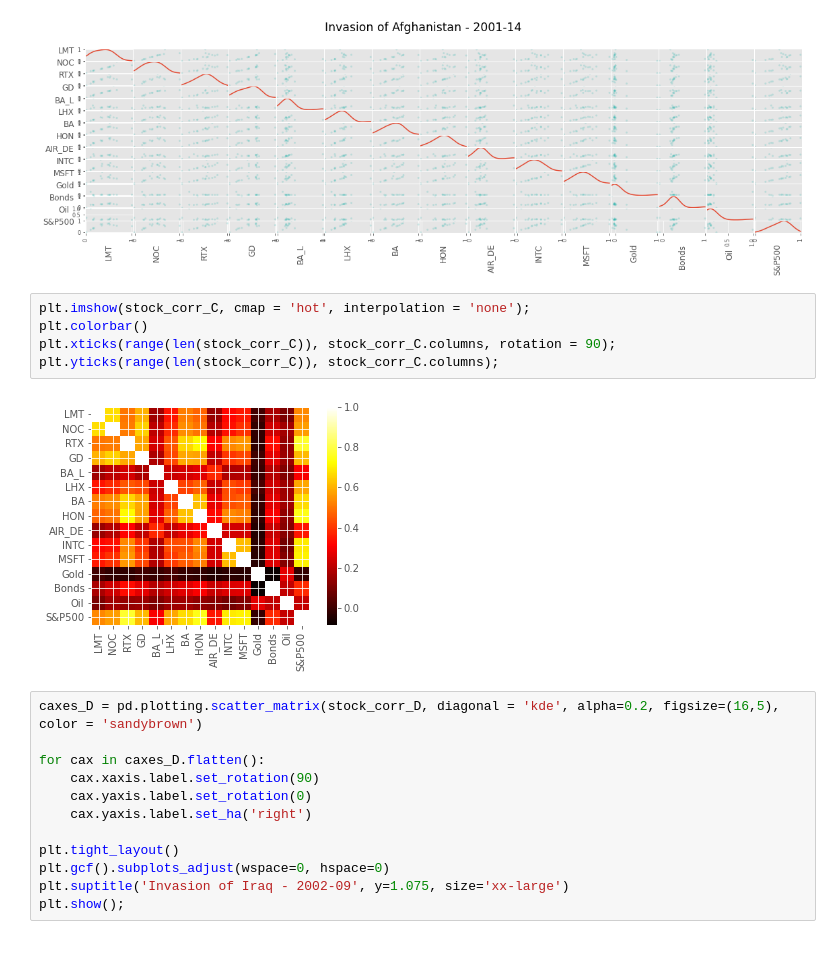
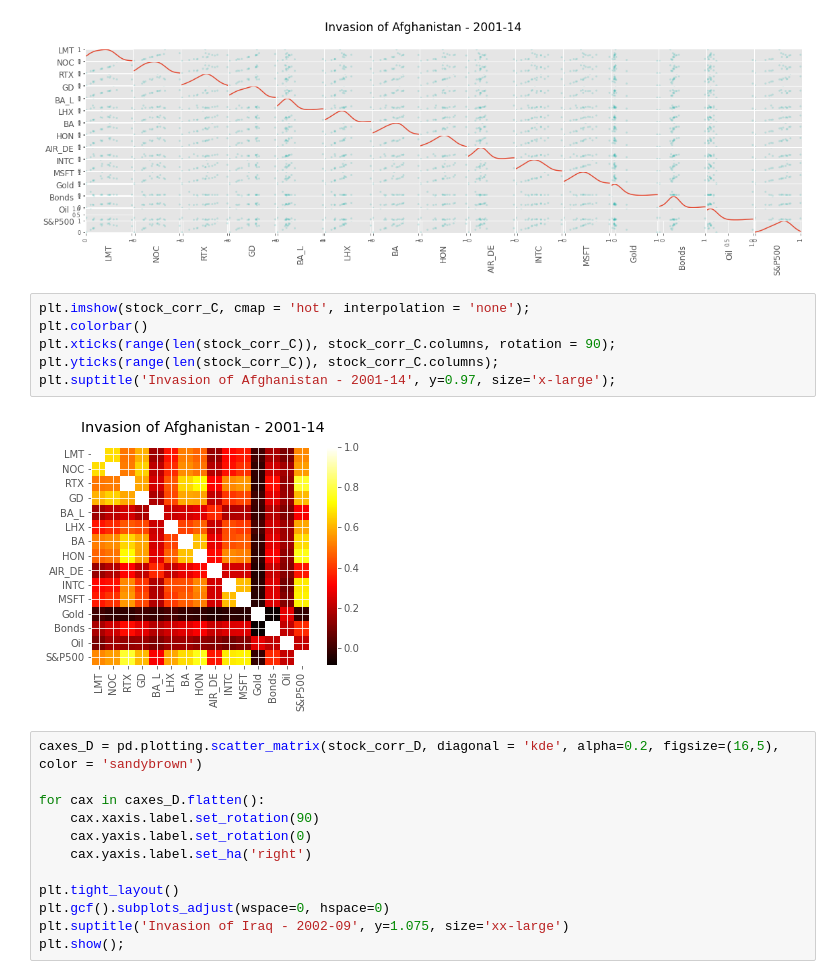
Before and after one commit to zchap40/Project1, a Jupyter notebook: Sadek_DefenseStocks_Project1.ipynb, the cells around one changed output. Cells and saved outputs as stored; diff of their text form; blank space fills up the shorter version.

```diff
--- a/Sadek_DefenseStocks_Project1.ipynb
+++ b/Sadek_DefenseStocks_Project1.ipynb
@@ -557,10 +575,11 @@ plt.show();
 # %%
 plt.imshow(stock_corr_C, cmap = 'hot', interpolation = 'none');
 plt.colorbar()
 plt.xticks(range(len(stock_corr_C)), stock_corr_C.columns, rotation = 90);
 plt.yticks(range(len(stock_corr_C)), stock_corr_C.columns);
+plt.suptitle('Invasion of Afghanistan - 2001-14', y=0.97, size='x-large');
 # %% [output]
-[figure, old version]
+[figure, new version]
 # %%
 caxes_D = pd.plotting.scatter_matrix(stock_corr_D, diagonal = 'kde', alpha=0.2, figsize=(16,5), color = 'sandybrown')
 
```
Also changed, not shown: parts of 5 cells of this notebook, 18 other files.
